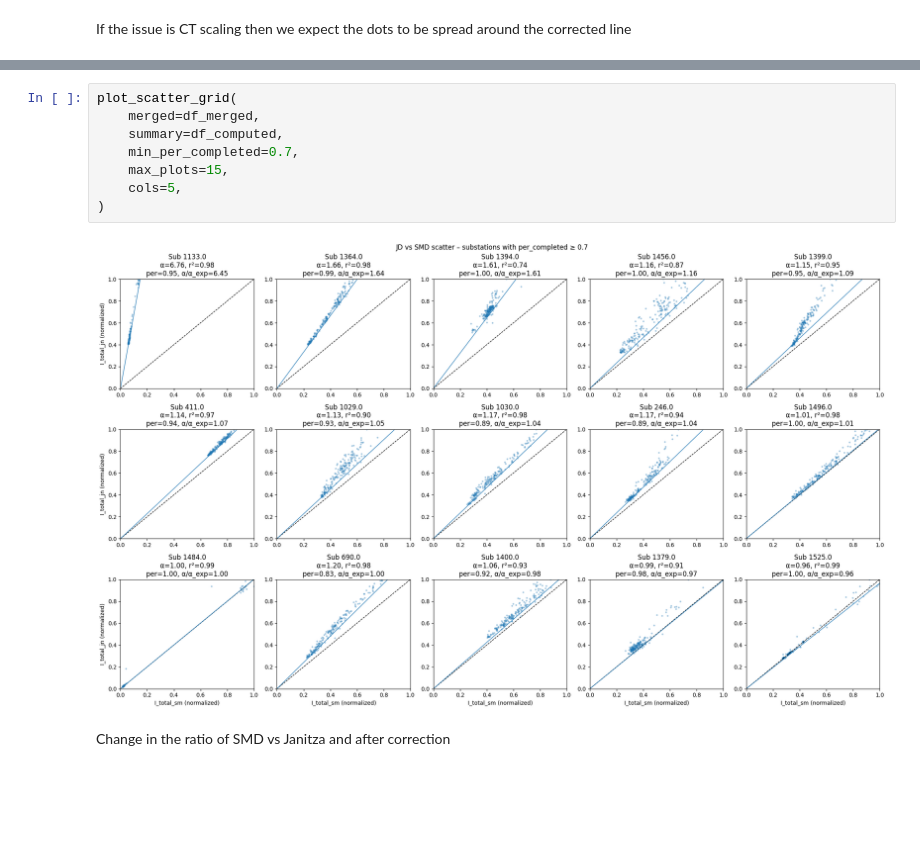
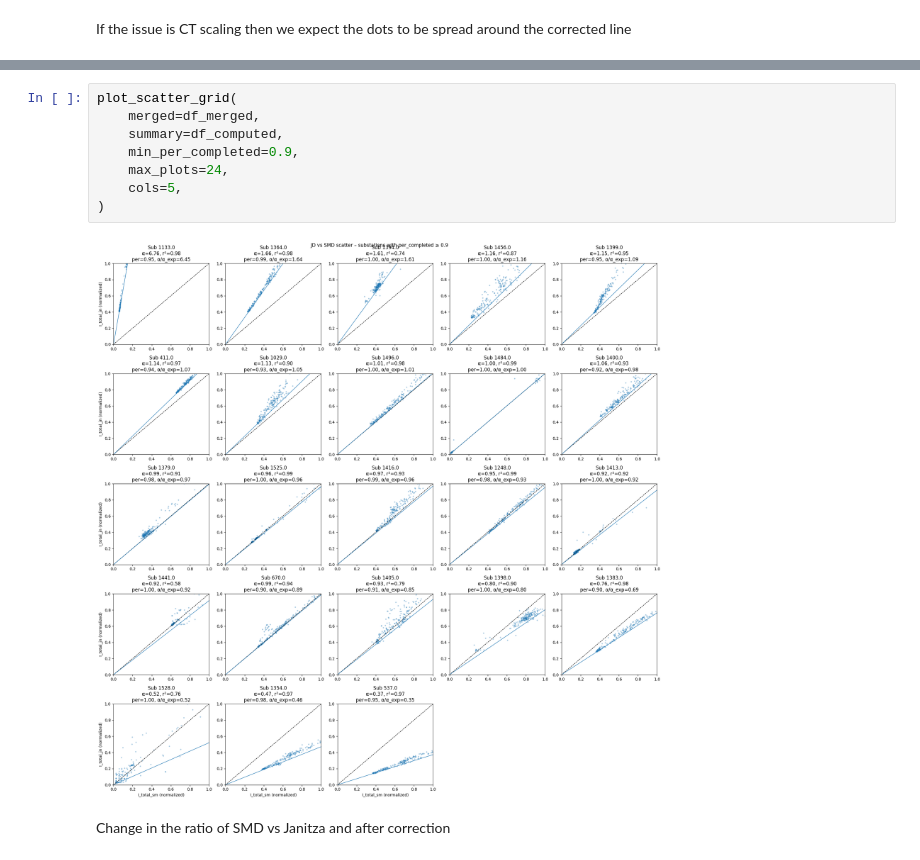
Before and after one commit to MindisBlank/Jasonaq_thesis, a Jupyter notebook: notebooks/ct_ratio_issue.ipynb, the cells around one changed output, grey strips where cells are left out. Saved outputs shown, nothing was run; the diff lists cells and outputs as text; blank space fills up the shorter version.

```diff
--- a/notebooks/ct_ratio_issue.ipynb
+++ b/notebooks/ct_ratio_issue.ipynb
@@ -622,13 +622,13 @@ plot_substation_scatter(
 # %%
 plot_scatter_grid(
     merged=df_merged,
     summary=df_computed,
-    min_per_completed=0.7,
-    max_plots=15,
+    min_per_completed=0.9,
+    max_plots=24,
     cols=5,
 )
 # %% [output]
-[figure, old version]
+[figure, new version]
 # %% [markdown]
 Change in the ratio of SMD vs Janitza and after correction
 # %%
```
Also changed, not shown: parts of 2 cells of this notebook, 1 other file.
